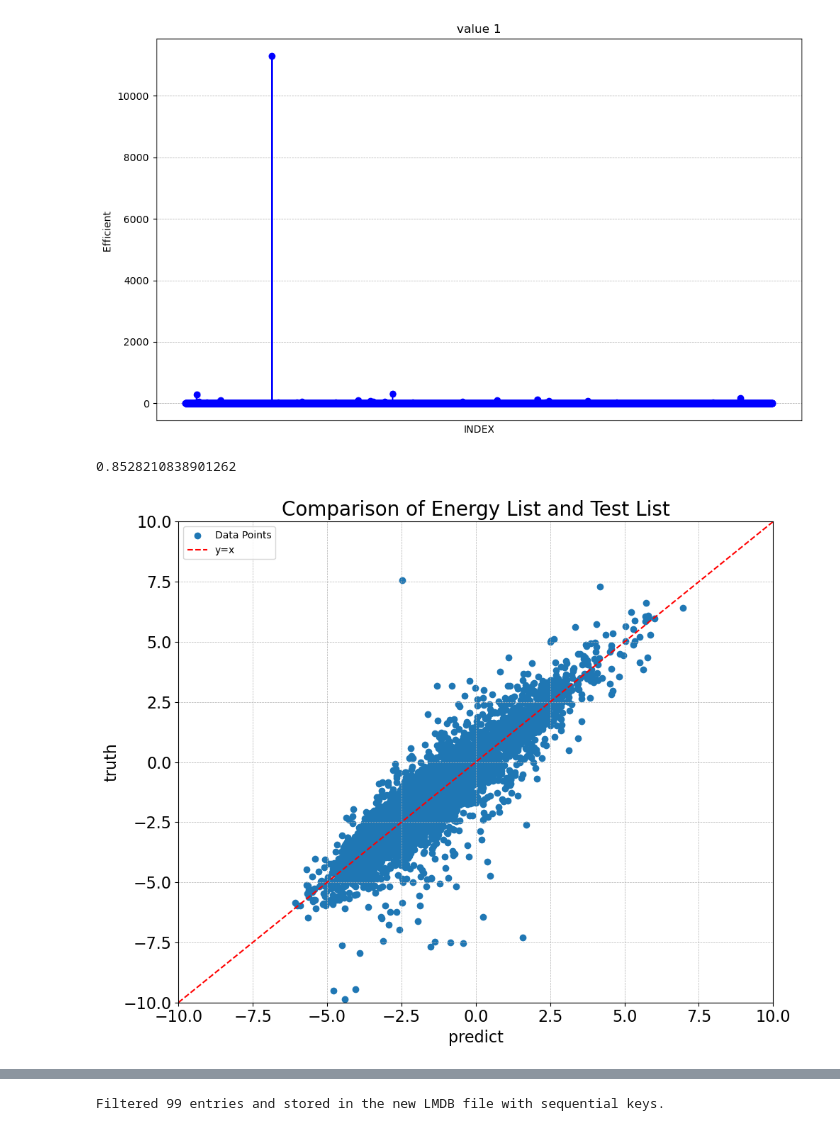
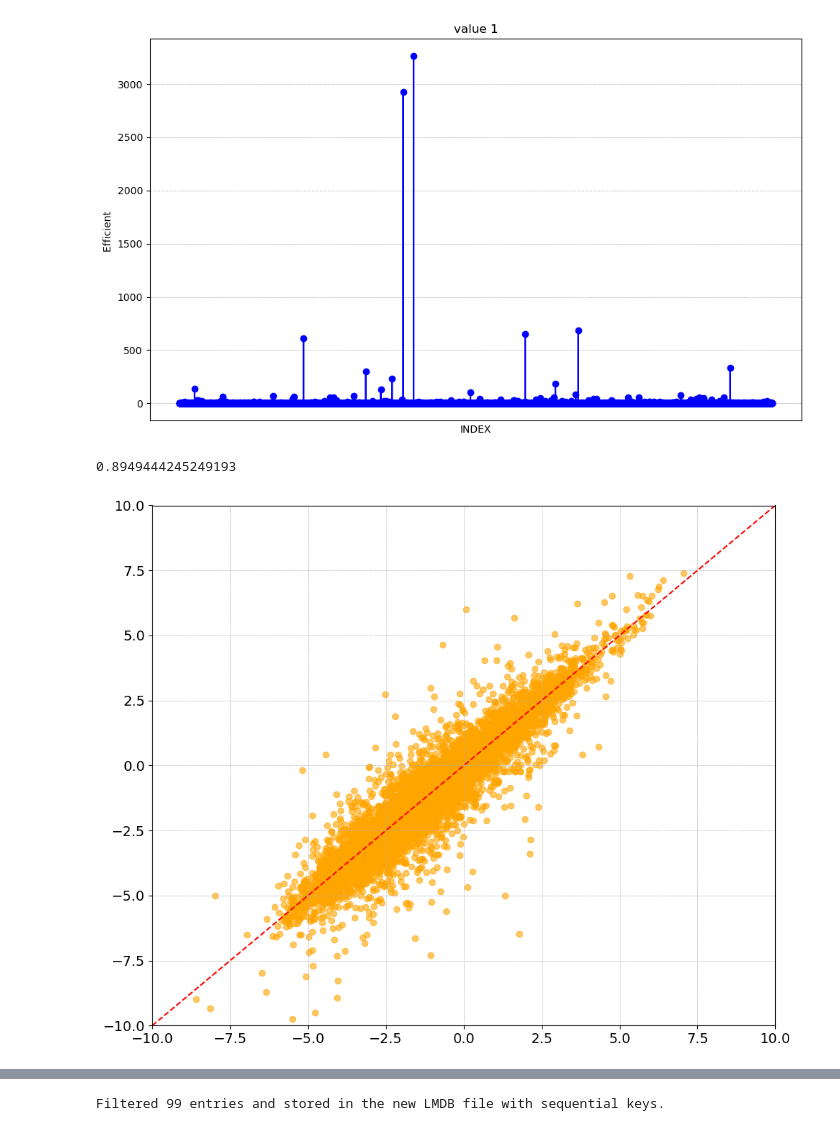
Before and after one commit to liudean998/SAFE, a Jupyter notebook: data_analyse/sid_energy.ipynb, the cells around one changed output, grey strips where cells are left out. Cells and saved outputs as stored; diff of their text form; code cells hidden in the pictures.

```diff
--- a/data_analyse/sid_energy.ipynb
+++ b/data_analyse/sid_energy.ipynb
@@ -5,15 +5,15 @@ import lmdb
 import pickle
 import statistics
 # %%
-npz_path = '/home/liud/Documents/code/ocp/results/is2res/2024-12-16-16-59-44/is2re_predictions_0.npz'
-test_path = '/media/liud/Liud_FX2T/dataset/OC20/is2re_10k/select_data/all_stru/all_edge/test'
+npz_path = '/home/liud/Documents/code/ocp/results/is2rse/2025-04-17-21-11-28/is2rfse_predictions_0.npz'
+test_path = '/media/liud/Liud_FX2T/dataset/OC20/is2re_100k/select_data/tags1&2/100k/test'
 # train_path = '/media/liud/Liud_FX2T/dataset/OC20/is2re_10k/ac_stru/select_data_ads_dis1/train'
 
 # 读取 npz 文件中的数据
 data = np.load(npz_path)
 
 # 提取 ids1, ids2 和 energy
-sid = np.array(data['ids1'].astype(int)) # sid
+sid = np.array(data['ids'].astype(int)) # sid
 energy = np.array(data['energy'])
 
 # energy 按照 sid排序
@@ -129,7 +129,7 @@ plt.tight_layout()  # 调整图像布局
 
 plt.show()  # 显示图像
 # %% [output]
-[figure, old version]
+[figure, new version]
 # %%
 count_below_0_4 = sum(1 for value in efficient if value < 1)
 
@@ -137,41 +137,89 @@ count_below_0_4 = sum(1 for value in efficient if value < 1)
 ratio = count_below_0_4 / len(efficient)
 ratio
 # %% [output]
-0.8528210838901262
+0.8949444245249193
 # %%
 import matplotlib.pyplot as plt
 import numpy as np
+import seaborn as sns
+npz_path = '/home/liud/Documents/code/ocp/results/is2rse/2025-04-17-21-11-28/is2rfse_predictions_0.npz'
+test_path = '/media/liud/Liud_FX2T/dataset/OC20/is2re_100k/select_data/tags1&2/100k/test'
+# train_path = '/media/liud/Liud_FX2T/dataset/OC20/is2re_10k/ac_stru/select_data_ads_dis1/train'
+
+# 读取 npz 文件中的数据
+data = np.load(npz_path)
+
+# 提取 ids1, ids2 和 energy
+sid = np.array(data['ids'].astype(int)) # sid
+energy = np.array(data['energy'])
+
+# energy 按照 sid排序
+sorted_idx = np.argsort(sid)
+sid_sorted = sid[sorted_idx].tolist()
+energy_sorted = energy[sorted_idx].tolist()
+
+# 打开 LMDB 文件
+env = lmdb.open(test_path, readonly=True)
+
+# 列表用于存储 (sid,  y) 元组
+data_list = []
+
+# 从 LMDB 文件中读取数据并提取 sid,和 y 值
+with env.begin(write=False) as txn:
+    cursor = txn.cursor()
+    for key, value in cursor:
+        info = pickle.loads(value)
+        data_list.append((info.sid ,info.y))
+        # data_list.append((info.sid, info.ads_id ,info.y))
+
+# 关闭 LMDB 文件
+env.close()
+
+# 将数据转换为 numpy 数组以便于排序
+data_array = np.array(data_list, dtype=[('sid', 'i4'), ('y', 'f8')])
+# data_array = np.array(data_list, dtype=[('sid', 'i4'), ('ads_id','i4'), ('y', 'f8')])
+
+# 按照 sid 和 fid 对 data_array 进行排序
+sorted_data_array = np.sort(data_array, order=['sid'])
+
+# 提取排序后的 sid、fid 和 y 值列表
+sid_list = sorted_data_array['sid'].tolist()
+test_energy_sorted = sorted_data_array['y'].tolist()
 
 # 创建横坐标和纵坐标
 x = energy_sorted
 y = test_energy_sorted
 
 plt.figure(figsize=(10, 8))  # 设置图像大小
 
-# 绘制散点图以检查线性分布
-plt.scatter(x, y, label='Data Points', marker='o')
+# 绘制散点图
+plt.scatter(x, y, marker='o', color='orange', alpha=0.6)
+
+# 使用seaborn绘制密度图
+# sns.kdeplot(x=x, y=y, cmap='Blues', shade=True, bw_adjust=0.5, alpha=0.5)
 
 # 添加 y=x 的虚线
-# min_val = min(min(x), min(y))
-# max_val = max(max(x), max(y))
 min_val = -10
 max_val = 10
 plt.plot([min_val, max_val], [min_val, max_val], linestyle='--', color='r', label='y=x')
 
+# 设置坐标轴范围
 plt.xlim(-10, 10)
 plt.ylim(-10, 10)
+
 # 添加标题和图例
-plt.title('Comparison of Energy List and Test List', fontsize=20)
-plt.xlabel('predict', fontsize=16)
-plt.ylabel('truth', fontsize=16)
-plt.legend()
+# plt.title('Comparison of Energy List and Test List', fontsize=20)
+# plt.xlabel('Predict', fontsize=16)
+# plt.ylabel('Truth', fontsize=16)
+# plt.legend()
 
-plt.tick_params(axis='x', labelsize=16)
-plt.tick_params(axis='y', labelsize=16)
+# 设置刻度字体大小
+plt.tick_params(axis='x', labelsize=14)
+plt.tick_params(axis='y', labelsize=14)
 
 # 显示图形
 plt.tight_layout()
 plt.grid(True, which='both', linestyle='--', linewidth=0.5)
 plt.show()
 # %% [output]
-[figure, old version]
+[figure, new version]
```
Also changed, not shown: parts of 8 cells of this notebook, 39 other files.
